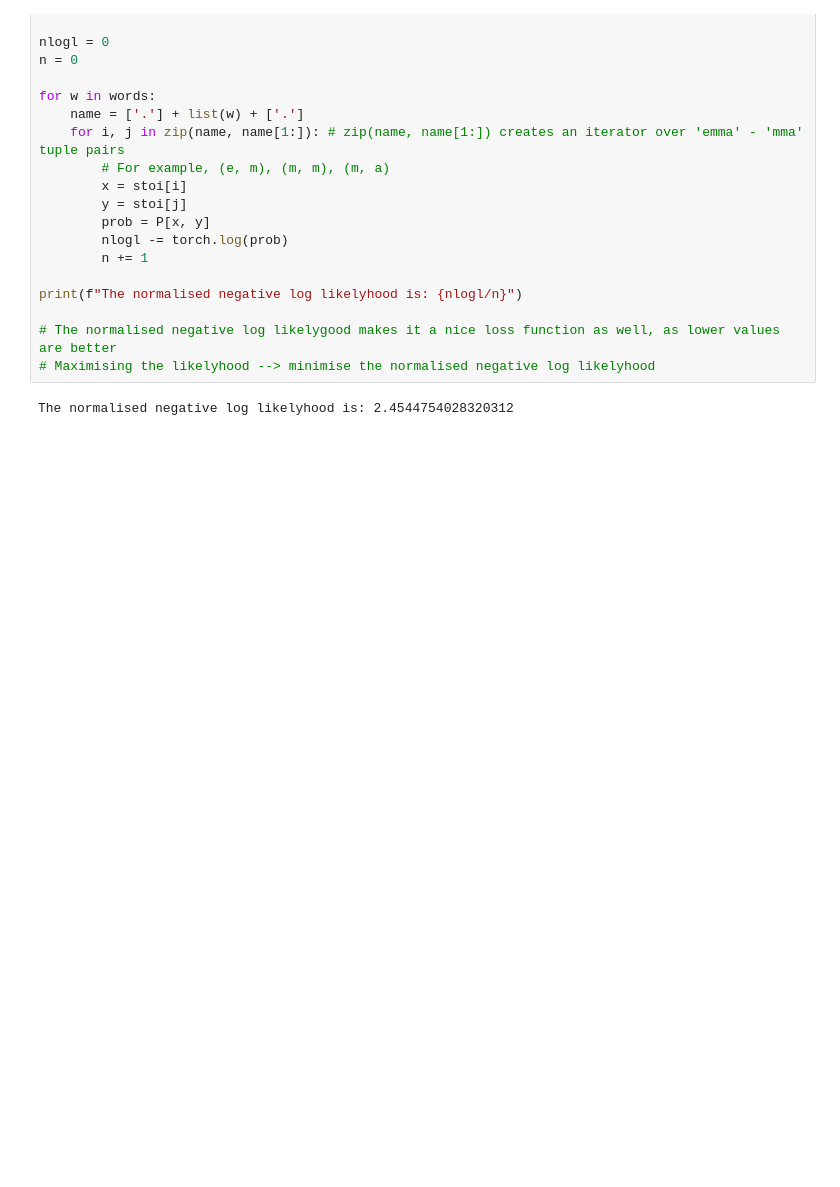
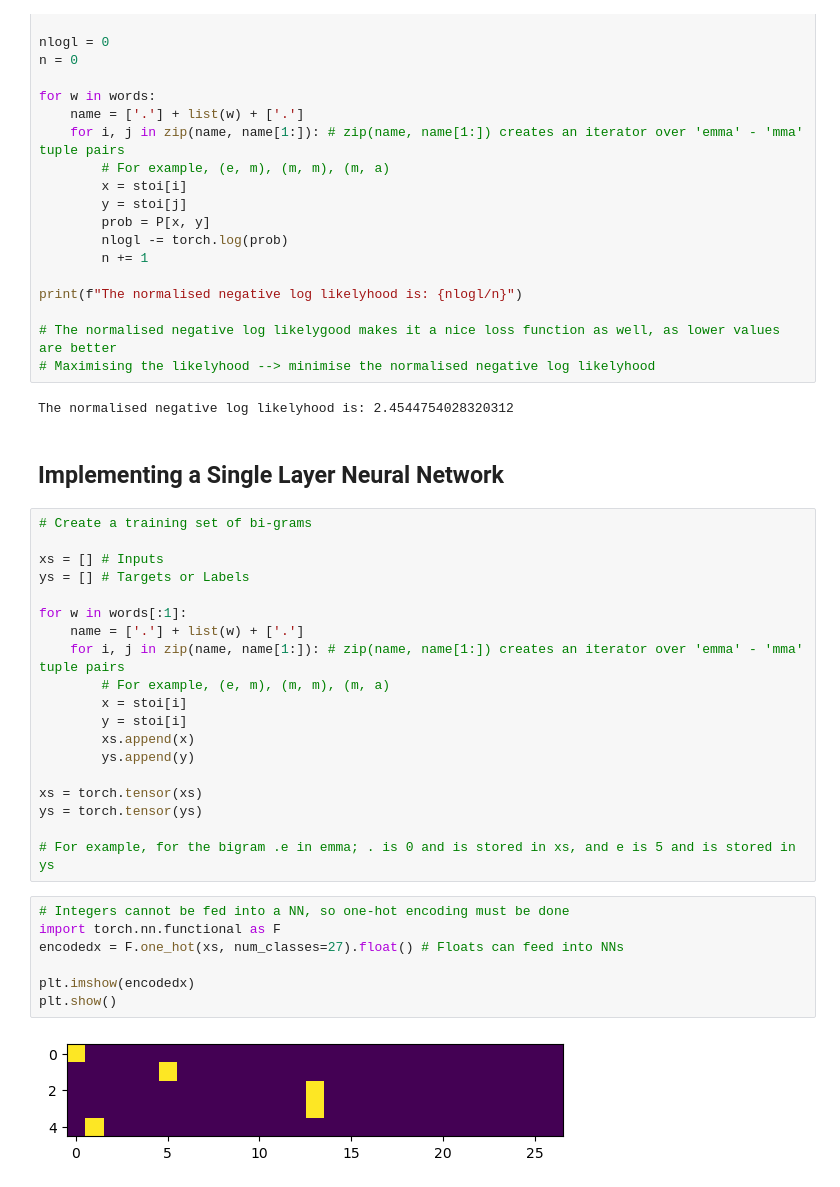
Before and after one commit to ahitagnied/deep-learning, a Jupyter notebook: 03-sequence-modelling/bigram/bigram.ipynb, the cells around one changed output. Cells and saved outputs as stored; diff of their text form; blank space fills up the shorter version.

```diff
--- a/03-sequence-modelling/bigram/bigram.ipynb
+++ b/03-sequence-modelling/bigram/bigram.ipynb
@@ -101,3 +101,33 @@ print(f"The normalised negative log likelyhood is: {nlogl/n}")
 # Maximising the likelyhood --> minimise the normalised negative log likelyhood
 # %% [output]
 The normalised negative log likelyhood is: 2.4544754028320312
+# %% [markdown]
+## Implementing a Single Layer Neural Network
+# %%
+# Create a training set of bi-grams
+
+xs = [] # Inputs
+ys = [] # Targets or Labels
+
+for w in words[:1]:
+    name = ['.'] + list(w) + ['.']
+    for i, j in zip(name, name[1:]): # zip(name, name[1:]) creates an iterator over 'emma' - 'mma' tuple pairs
+        # For example, (e, m), (m, m), (m, a)
+        x = stoi[i]
+        y = stoi[i]
+        xs.append(x)
+        ys.append(y)
+
+xs = torch.tensor(xs)
+ys = torch.tensor(ys)
+
+# For example, for the bigram .e in emma; . is 0 and is stored in xs, and e is 5 and is stored in ys
+# %%
+# Integers cannot be fed into a NN, so one-hot encoding must be done
+import torch.nn.functional as F
+encodedx = F.one_hot(xs, num_classes=27).float() # Floats can feed into NNs
+
+plt.imshow(encodedx)
+plt.show()
+# %% [output]
+[figure, added]
```
Also changed, not shown: parts of 1 cell of this notebook.
